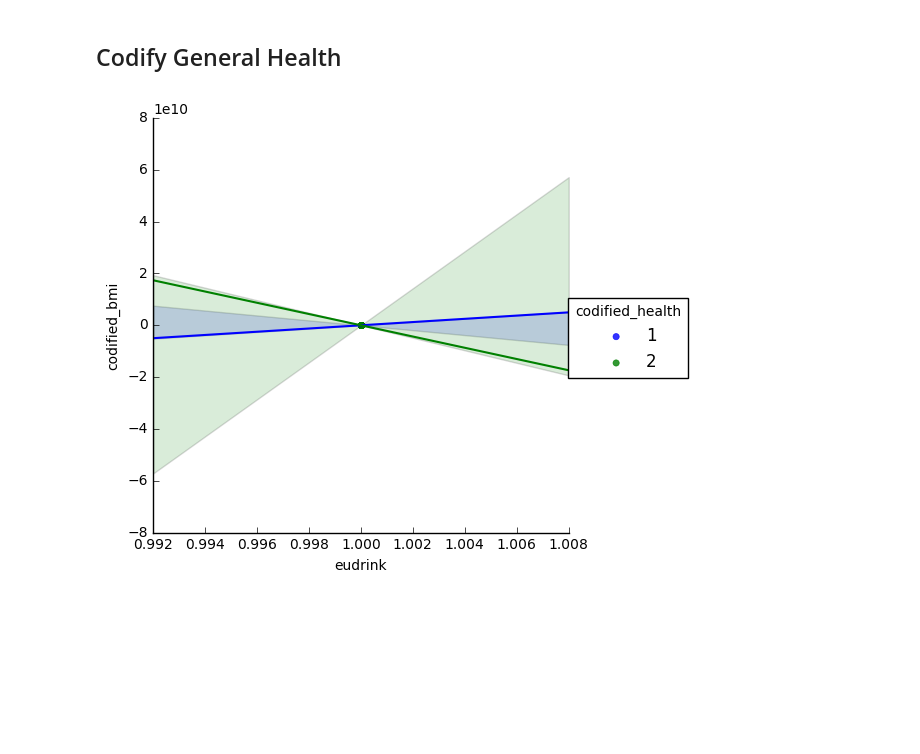
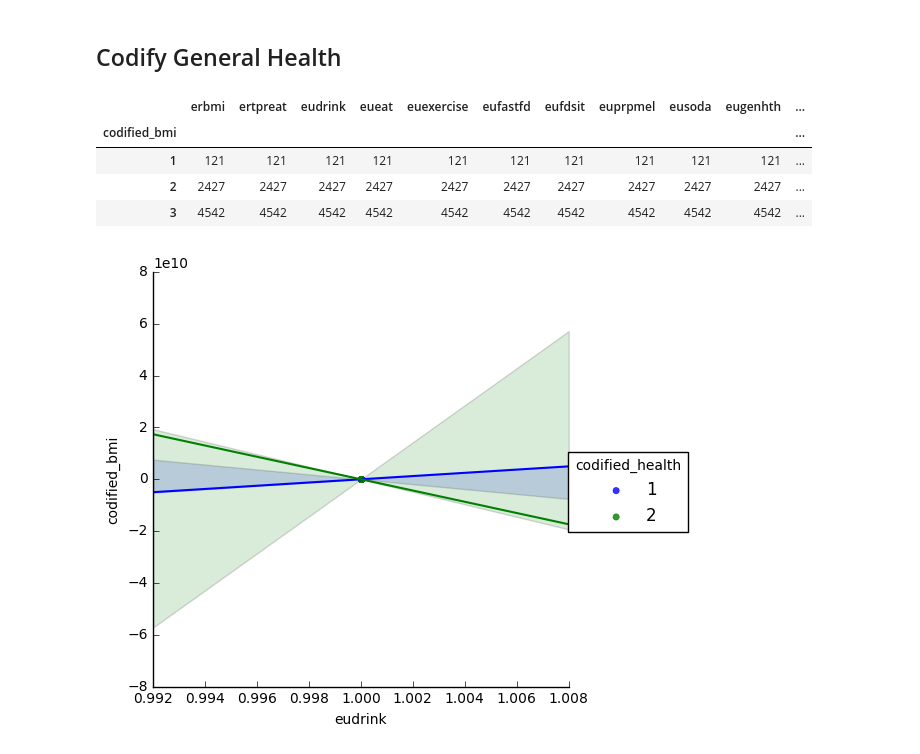
Before and after one commit to kushal-gbk/food-health-data-mining, a Jupyter notebook: FinalNotebook.ipynb, the cells around one changed output. Drawn from its saved outputs; the diff is of its cells as text; code cells hidden in the pictures; blank space fills up the shorter version.

```diff
--- a/FinalNotebook.ipynb
+++ b/FinalNotebook.ipynb
@@ -84,7 +92,13 @@ def codify_gen_health(x):
         return 2
 # %%
 df_revised['codified_health'] = df_revised['eugenhth'].apply(codify_gen_health)
-#df_revised.groupby('eugenhth').count()
+df_revised.groupby('codified_bmi').count()
+# %% [output]
+|  | erbmi | ertpreat | eudrink | eueat | euexercise | eufastfd | eufdsit | euprpmel | eusoda | eugenhth | ... |
+| codified_bmi |  |  |  |  |  |  |  |  |  |  | ... |
+| 1 | 121 | 121 | 121 | 121 | 121 | 121 | 121 | 121 | 121 | 121 | ... |
+| 2 | 2427 | 2427 | 2427 | 2427 | 2427 | 2427 | 2427 | 2427 | 2427 | 2427 | ... |
+| 3 | 4542 | 4542 | 4542 | 4542 | 4542 | 4542 | 4542 | 4542 | 4542 | 4542 | ... |
 # %%
 #sb.pairplot(df_revised[['eudietsoda','eumilk','codified_health']], hue='codified_health')
 sb.lmplot(x='eudrink', y='codified_bmi', data=df_revised,hue='codified_health')
```
Also changed, not shown: parts of 1 cell of this notebook, 3 other files.
